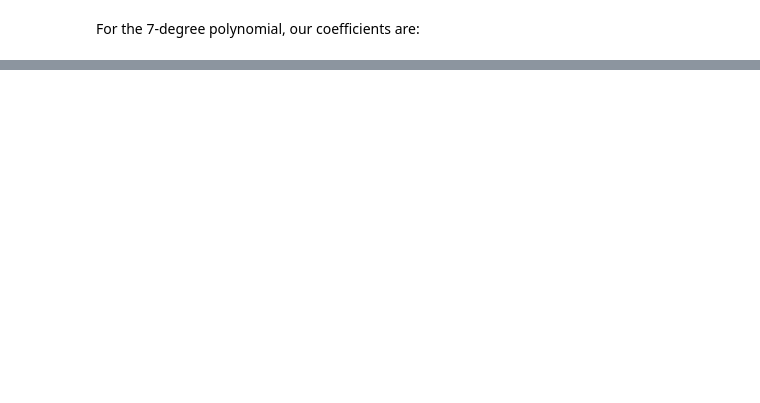
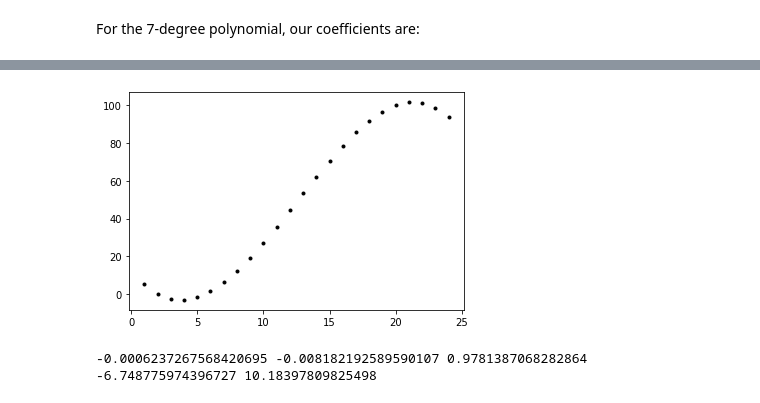
Before and after one commit to HFintan/MLS_project, a Jupyter notebook: Project.ipynb, the cells around one changed output, grey strips where cells are left out. Drawn from its saved outputs; the diff is of its cells as text; code cells hidden in the pictures; blank space fills up the shorter version.

```diff
--- a/Project.ipynb
+++ b/Project.ipynb
@@ -569,0 +604,10 @@ print(a7,b7,c7,d7,e7,f7,g7,h7)
+# %%
+for x in range(1,25):
+    plt.plot(x,-0.03861765590701252 * x * x * x + 1.4529925326864197 *x *x  -9.282317227419556 * x + 13.33016302693798, 'k.')
+plt.show()
+# %% [output]
+[figure, added]
+# %%
+print(a4,b4,c4,d4,e4)
+# %% [output]
+-0.0006237267568420695 -0.008182192589590107 0.9781387068282864 -6.748775974396727 10.18397809825498
```
Also changed, not shown: parts of 32 cells of this notebook, 2 other files.
